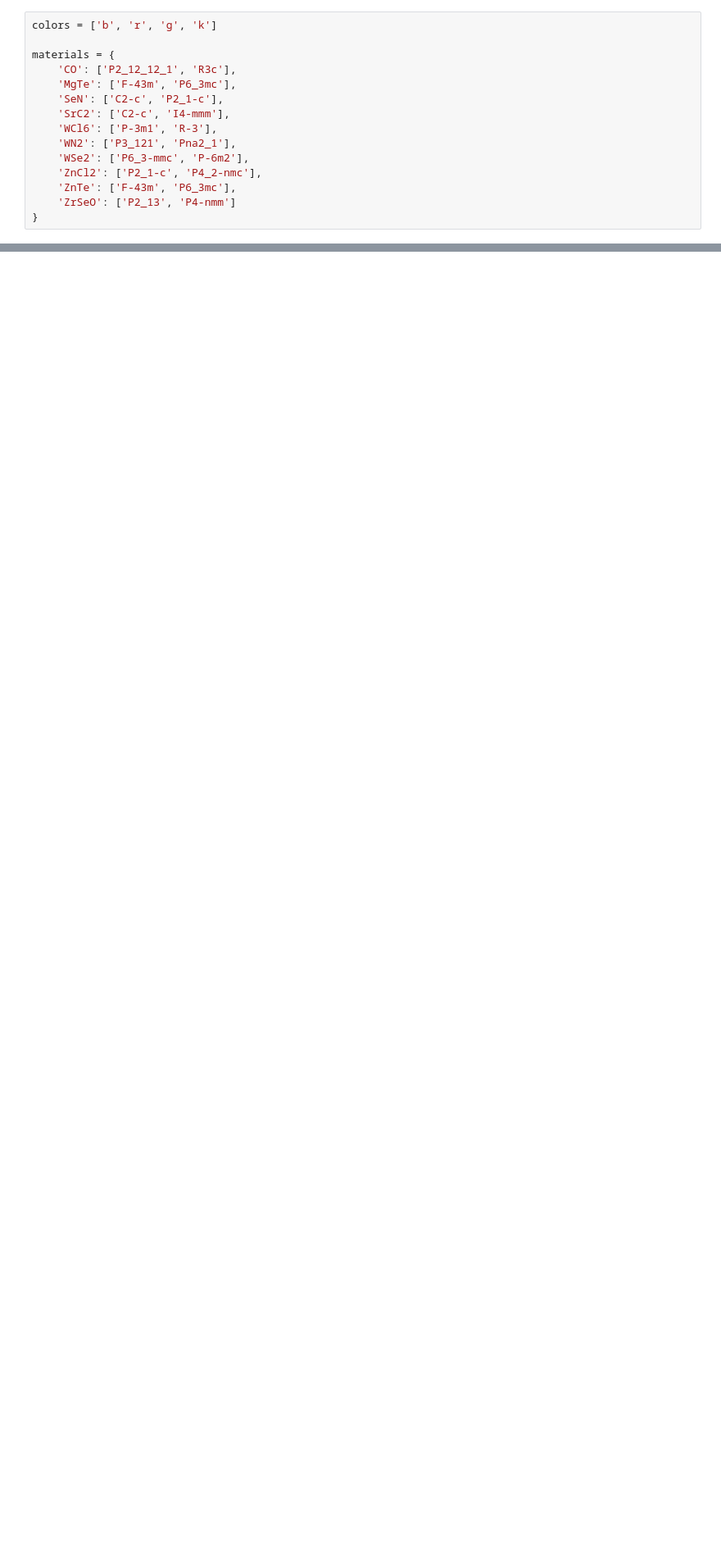
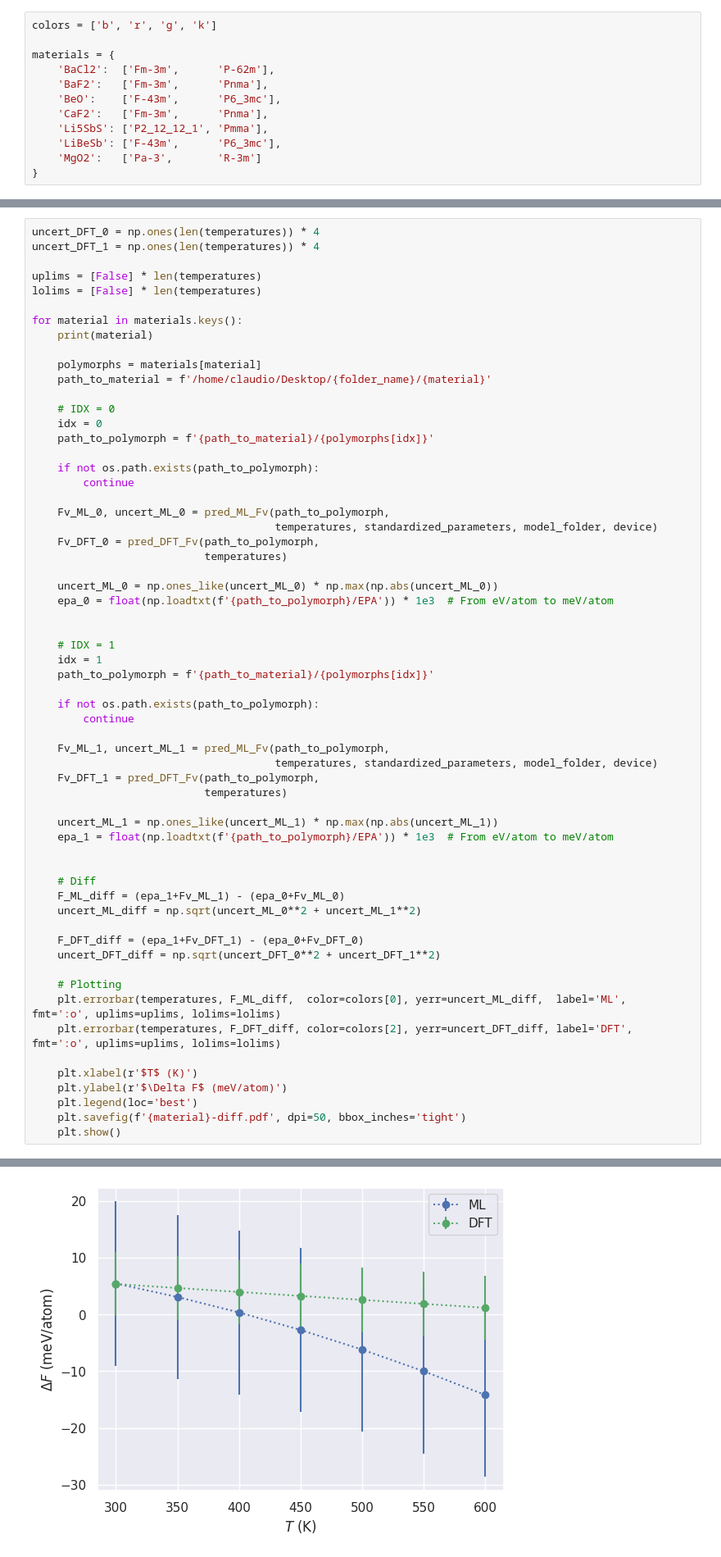
Before and after one commit to IonRepo/ml-phasetransitions, a Jupyter notebook: F-ML-DFT.ipynb, the cells around one changed output, grey strips where cells are left out. Shown at 82% size. Saved outputs shown, nothing was run; the diff lists cells and outputs as text; blank space fills up the shorter version.

```diff
--- a/F-ML-DFT.ipynb
+++ b/F-ML-DFT.ipynb
@@ -188,14 +223,11 @@ for material in materials.keys():
 colors = ['b', 'r', 'g', 'k']
 
 materials = {
-    'CO': ['P2_12_12_1', 'R3c'],
-    'MgTe': ['F-43m', 'P6_3mc'],
-    'SeN': ['C2-c', 'P2_1-c'],
-    'SrC2': ['C2-c', 'I4-mmm'],
-    'WCl6': ['P-3m1', 'R-3'],
-    'WN2': ['P3_121', 'Pna2_1'],
-    'WSe2': ['P6_3-mmc', 'P-6m2'],
-    'ZnCl2': ['P2_1-c', 'P4_2-nmc'],
-    'ZnTe': ['F-43m', 'P6_3mc'],
-    'ZrSeO': ['P2_13', 'P4-nmm']
+    'BaCl2':  ['Fm-3m',      'P-62m'],
+    'BaF2':   ['Fm-3m',      'Pnma'],
+    'BeO':    ['F-43m',      'P6_3mc'],
+    'CaF2':   ['Fm-3m',      'Pnma'],
+    'Li5SbS': ['P2_12_12_1', 'Pmma'],
+    'LiBeSb': ['F-43m',      'P6_3mc'],
+    'MgO2':   ['Pa-3',       'R-3m']
 }
@@ -280,0 +234,62 @@ for material in materials.keys():
+# %%
+uncert_DFT_0 = np.ones(len(temperatures)) * 4
+uncert_DFT_1 = np.ones(len(temperatures)) * 4
+
+uplims = [False] * len(temperatures)
+lolims = [False] * len(temperatures)
+
+for material in materials.keys():
+    print(material)
+
+    polymorphs = materials[material]
+    path_to_material = f'/home/claudio/Desktop/{folder_name}/{material}'
+
+    # IDX = 0
+    idx = 0
+    path_to_polymorph = f'{path_to_material}/{polymorphs[idx]}'
+
+    if not os.path.exists(path_to_polymorph):
+        continue
+
+    Fv_ML_0, uncert_ML_0 = pred_ML_Fv(path_to_polymorph,
+                                      temperatures, standardized_parameters, model_folder, device)
+    Fv_DFT_0 = pred_DFT_Fv(path_to_polymorph,
+                           temperatures)
+
+    uncert_ML_0 = np.ones_like(uncert_ML_0) * np.max(np.abs(uncert_ML_0))
+    epa_0 = float(np.loadtxt(f'{path_to_polymorph}/EPA')) * 1e3  # From eV/atom to meV/atom
+
+
+    # IDX = 1
+    idx = 1
+    path_to_polymorph = f'{path_to_material}/{polymorphs[idx]}'
+
+    if not os.path.exists(path_to_polymorph):
+        continue
+
+    Fv_ML_1, uncert_ML_1 = pred_ML_Fv(path_to_polymorph,
+                                      temperatures, standardized_parameters, model_folder, device)
+    Fv_DFT_1 = pred_DFT_Fv(path_to_polymorph,
+                           temperatures)
+
+    uncert_ML_1 = np.ones_like(uncert_ML_1) * np.max(np.abs(uncert_ML_1))
+    epa_1 = float(np.loadtxt(f'{path_to_polymorph}/EPA')) * 1e3  # From eV/atom to meV/atom
+
+
+    # Diff
+    F_ML_diff = (epa_1+Fv_ML_1) - (epa_0+Fv_ML_0)
+    uncert_ML_diff = np.sqrt(uncert_ML_0**2 + uncert_ML_1**2)
+
+    F_DFT_diff = (epa_1+Fv_DFT_1) - (epa_0+Fv_DFT_0)
+    uncert_DFT_diff = np.sqrt(uncert_DFT_0**2 + uncert_DFT_1**2)
+
+    # Plotting
+    plt.errorbar(temperatures, F_ML_diff,  color=colors[0], yerr=uncert_ML_diff,  label='ML',  fmt=':o', uplims=uplims, lolims=lolims)
+    plt.errorbar(temperatures, F_DFT_diff, color=colors[2], yerr=uncert_DFT_diff, label='DFT', fmt=':o', uplims=uplims, lolims=lolims)
+
+    plt.xlabel(r'$T$ (K)')
+    plt.ylabel(r'$\Delta F$ (meV/atom)')
+    plt.legend(loc='best')
+    plt.savefig(f'{material}-diff.pdf', dpi=50, bbox_inches='tight')
+    plt.show()
+# %% [output]
@@ -280,0 +297 @@ for material in materials.keys():
+[figure, added]
```
Also changed, not shown: parts of 11 cells of this notebook, 27 other files.
